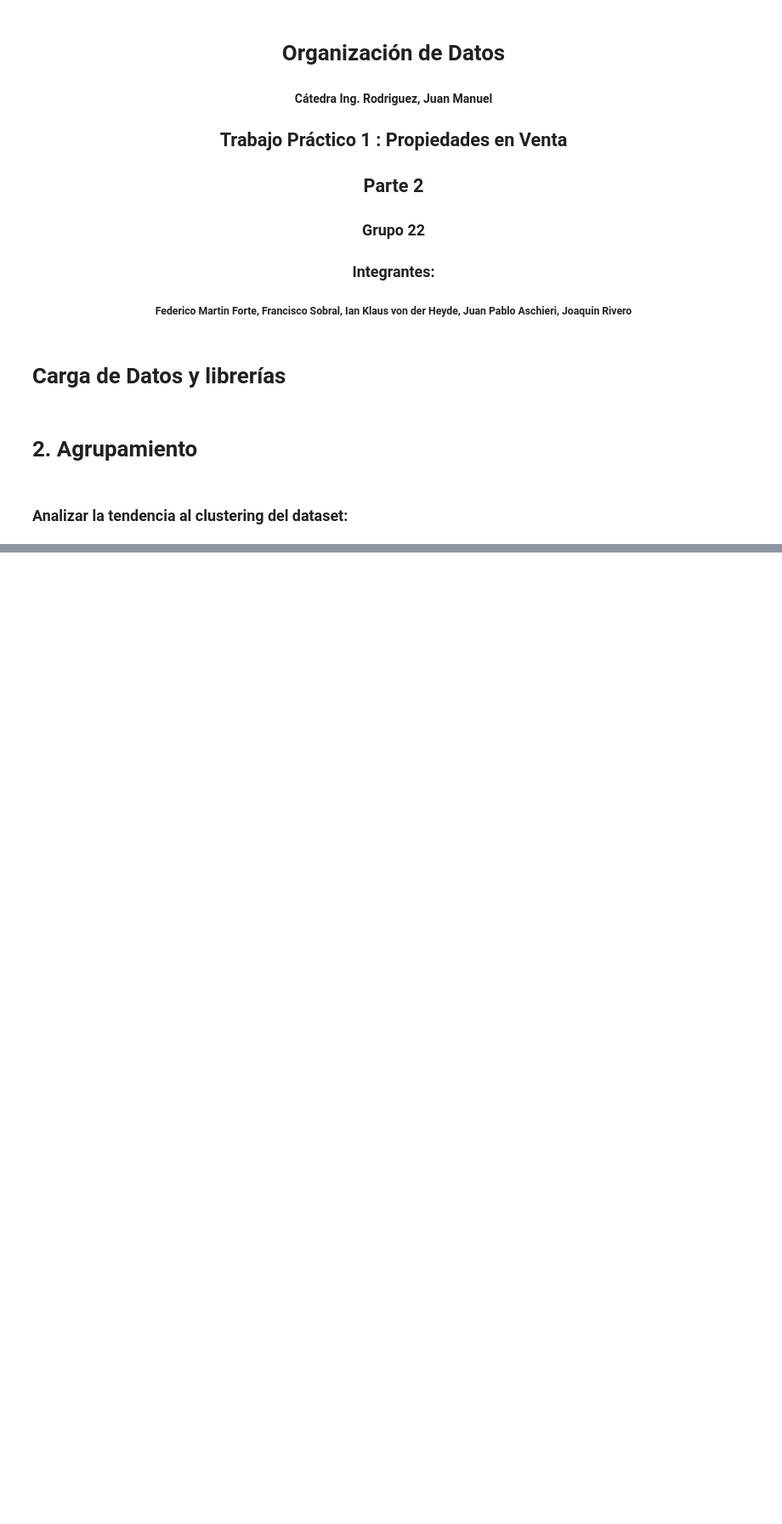
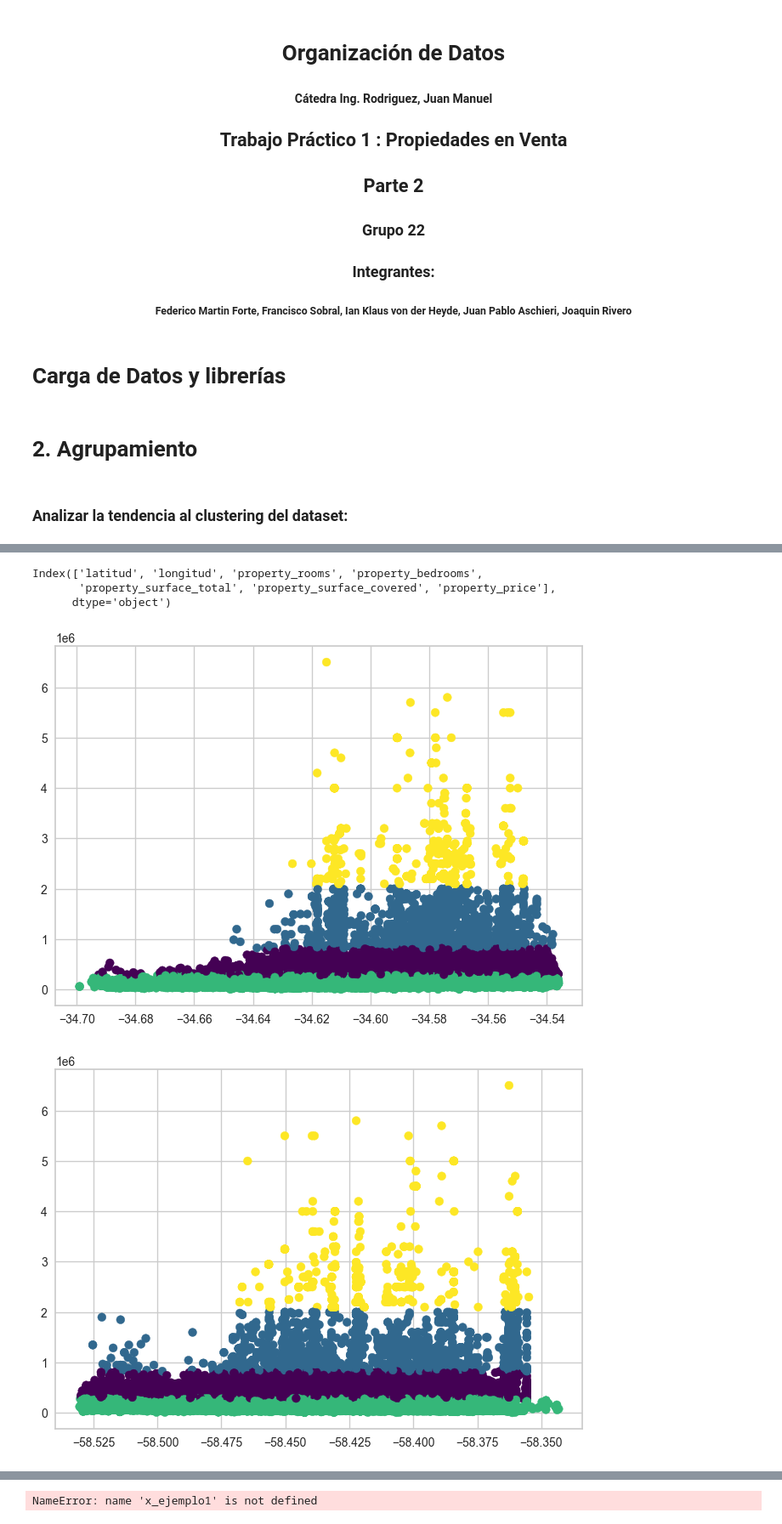
Before and after one commit to iankvdh/Organizacion-de-Datos-2C2022-GRUPO22, a Jupyter notebook: 7506R_TP1_GRUPO22_ENTREGA_AGRUPAMIENTO.ipynb, the cells around one changed output, grey strips where cells are left out. Shown at 85% size. Cells and saved outputs as stored; diff of their text form; code cells hidden in the pictures; blank space fills up the shorter version.

```diff
--- a/7506R_TP1_GRUPO22_ENTREGA_AGRUPAMIENTO.ipynb
+++ b/7506R_TP1_GRUPO22_ENTREGA_AGRUPAMIENTO.ipynb
@@ -25,0 +124,28 @@ poly = gp.read_file(r'./Datasets/barrios_procesados.geojson')
+# %%
+print(datos_numericos.columns)
+# %% [output]
+Index(['latitud', 'longitud', 'property_rooms', 'property_bedrooms',
+       'property_surface_total', 'property_surface_covered', 'property_price'],
+      dtype='object')
+# %%
+kmeans = KMeans(n_clusters=4)  #Creamos un objeto de la clase KMeans para realizar el agrupamiento
+kmeans.fit(datos_numericos) #Entrenamos el algoritmo para que aprenda cómo agrupar
+predict = kmeans.predict(datos_numericos)
+
+#for i in predict:
+#    print(i)
+for i in datos_numericos.columns:
+    plt.scatter(datos_numericos.loc[:,i], datos_numericos.loc[:,'property_price'], c=predict, s=50, cmap='viridis' )
+    plt.show()
+
+#for i in datos_numericos.columns:
+#    for j in datos_numericos.columns:
+#        plt.scatter(datos_numericos.loc[:, i], datos_numericos.loc[:, j], c=predict, s=50, cmap='viridis')
+#        plt.show()
+
+centers = kmeans.cluster_centers_
+plt.scatter(centers[:, 0], centers[:, 1], s=200, alpha=0.5)
+plt.show()
+# %% [output]
+[figure, added]
+[figure, added]
@@ -25,0 +158,12 @@ poly = gp.read_file(r'./Datasets/barrios_procesados.geojson')
+# %%
+kmeans = KMeans(n_clusters=4)  #Creamos un objeto de la clase KMeans para realizar el agrupamiento
+kmeans.fit(x_ejemplo1) #Entrenamos el algoritmo para que aprenda cómo agrupar
+predict = kmeans.predict(x_ejemplo1)
+ print()
+plt.scatter(x_ejemplo1[:, 0], x_ejemplo1[:, 1], c=predict, s=50, cmap='viridis')
+
+centers = kmeans.cluster_centers_
+plt.scatter(centers[:, 0], centers[:, 1], c='black', s=200, alpha=0.5,marker='.')
+plt.show()
+# %% [output]
+NameError: name 'x_ejemplo1' is not defined
```
Also changed, not shown: parts of 15 cells of this notebook, 1 other file.
